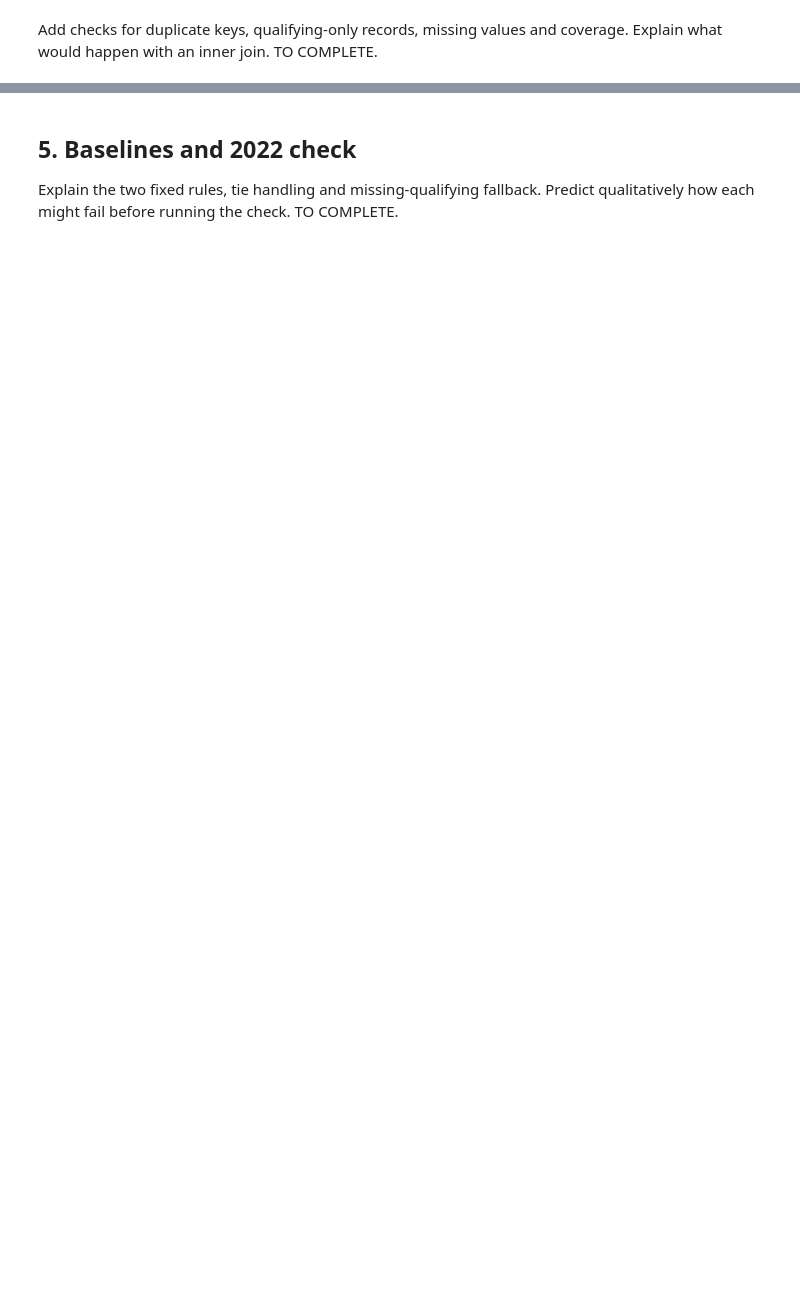
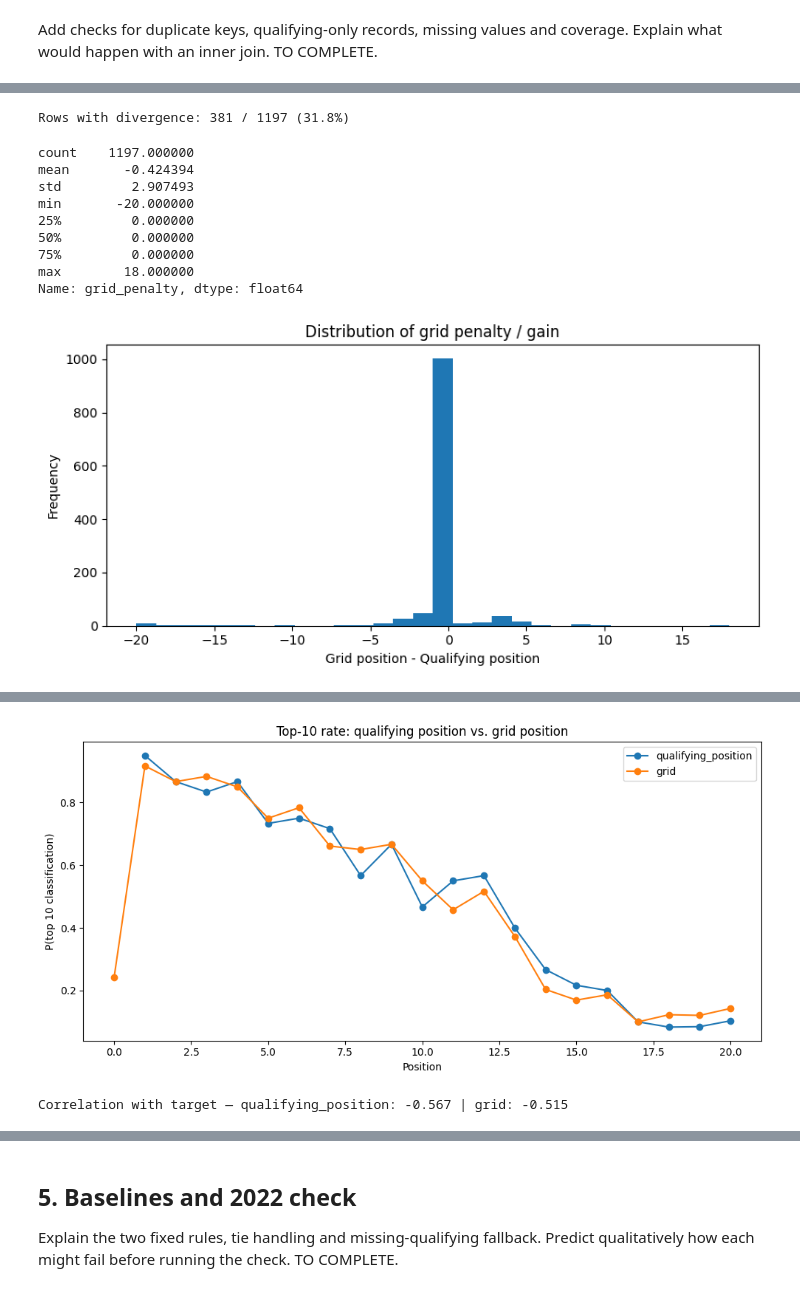
Before and after one commit to Seba-RC/AIWorkshopLab1, a Jupyter notebook: labs/lab_01/Lab01_EDA_Baselines_Student_v1.ipynb, the cells around one changed output, grey strips where cells are left out. Cells and saved outputs as stored; diff of their text form; code cells hidden in the pictures; blank space fills up the shorter version.

```diff
--- a/labs/lab_01/Lab01_EDA_Baselines_Student_v1.ipynb
+++ b/labs/lab_01/Lab01_EDA_Baselines_Student_v1.ipynb
@@ -44,2 +265,70 @@ Use train only. Add a table/graph, cite observed values, interpret and state a d
 # %%
-# Add your train-only analysis here.
+import pandas as pd
+import matplotlib.pyplot as plt
+
+# train has columns: qualifying_position, grid, target_top10
+
+# --- How often do they diverge? ---
+train["diverges"] = train["qualifying_position"] != train["grid"]
+
+n_total = train["qualifying_position"].notna().sum()  # only rows with a quali position
+n_diverge = train.loc[train["qualifying_position"].notna(), "diverges"].sum()
+
+print(f"Rows with divergence: {n_diverge} / {n_total} ({n_diverge / n_total:.1%})")
+
+train["grid_penalty"] = train["grid"] - train["qualifying_position"]
+display(train["grid_penalty"].describe())
+
+plt.figure(figsize=(8, 4))
+train["grid_penalty"].dropna().plot(kind="hist", bins=30)
+plt.xlabel("Grid position - Qualifying position")
+plt.title("Distribution of grid penalty / gain")
+plt.tight_layout()
+plt.show()
+
+# --- Does it change predictive strength for top10? ---
+by_quali = (
+    train.groupby("qualifying_position")["target_top10"]
+    .agg(n="count", top10_rate="mean")
+    .reset_index()
+    .rename(columns={"qualifying_position": "position"})
+)
+by_quali["source"] = "qualifying_position"
+
+by_grid = (
+    train.groupby("grid")["target_top10"]
+    .agg(n="count", top10_rate="mean")
+    .reset_index()
+    .rename(columns={"grid": "position"})
+)
+by_grid["source"] = "grid"
+
+comparison = pd.concat([by_quali, by_grid], ignore_index=True)
+display(comparison.sort_values(["source", "position"]))
+
+plt.figure(figsize=(10, 5))
+plt.plot(by_quali["position"], by_quali["top10_rate"], marker="o", label="qualifying_position")
+plt.plot(by_grid["position"], by_grid["top10_rate"], marker="o", label="grid")
+plt.xlabel("Position")
+plt.ylabel("P(top 10 classification)")
+plt.title("Top-10 rate: qualifying position vs. grid position")
+plt.legend()
+plt.tight_layout()
+plt.show()
+
+# quick numeric summary: correlation with target as a rough proxy for predictive strength
+corr_quali = train["qualifying_position"].corr(train["target_top10"])
+corr_grid = train["grid"].corr(train["target_top10"])
+print(f"Correlation with target — qualifying_position: {corr_quali:.3f} | grid: {corr_grid:.3f}")
+# %% [output]
+Rows with divergence: 381 / 1197 (31.8%)
+count    1197.000000
+mean       -0.424394
+std         2.907493
+min       -20.000000
+25%         0.000000
+50%         0.000000
+75%         0.000000
+max        18.000000
+Name: grid_penalty, dtype: float64
+[figure, added]
@@ -46,2 +352,4 @@ Use train only. Add a table/graph, cite observed values, interpret and state a d
+[figure, added]
+Correlation with target — qualifying_position: -0.567 | grid: -0.515
 # %% [markdown]
 ## 4. EDA question 3
```
Also changed, not shown: parts of 15 cells of this notebook, 1 other file.
